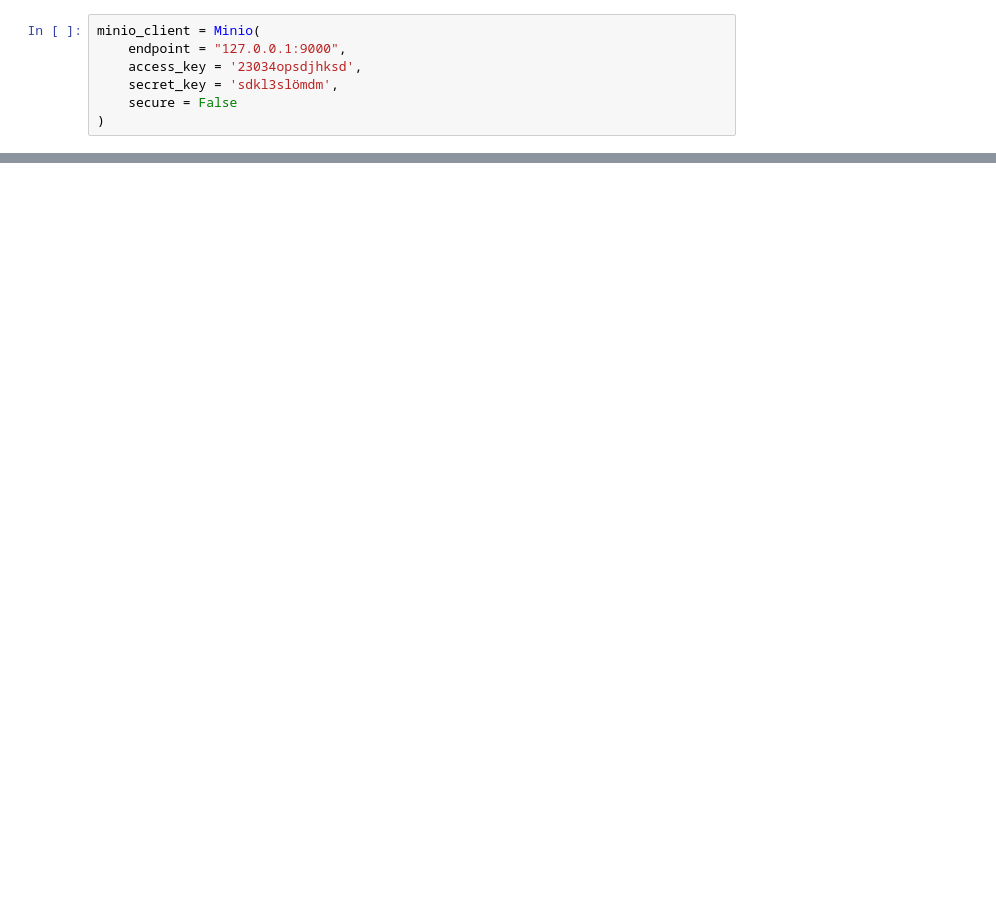
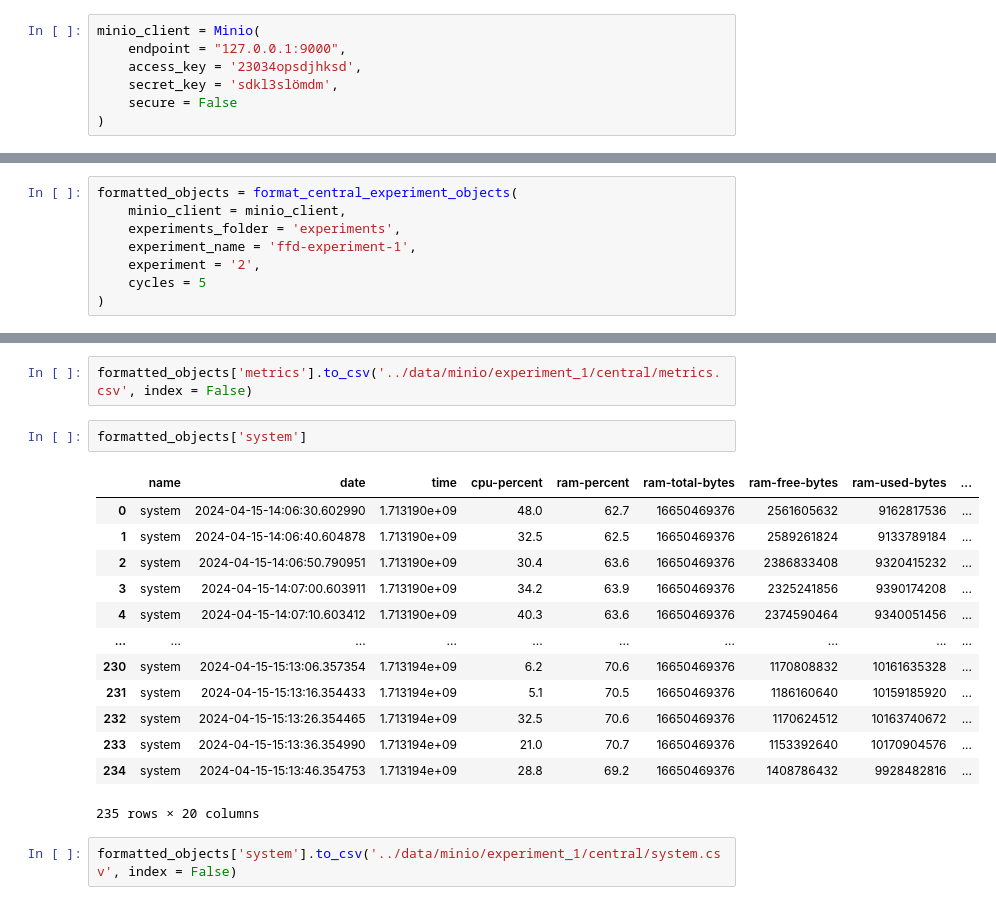
Before and after one commit to K123AsJ0k1/FFD, a Jupyter notebook: notebooks/experiments/notebooks/Research-FFD-Experiment-MinIO-Object-Parsing.ipynb, the cells around one changed output, grey strips where cells are left out. Drawn from its saved outputs; the diff is of its cells as text; blank space fills up the shorter version.

```diff
--- a/notebooks/experiments/notebooks/Research-FFD-Experiment-MinIO-Object-Parsing.ipynb
+++ b/notebooks/experiments/notebooks/Research-FFD-Experiment-MinIO-Object-Parsing.ipynb
@@ -234,0 +519,8 @@ create_or_update_object(
+# %%
+formatted_objects = format_central_experiment_objects(
+    minio_client = minio_client,
+    experiments_folder = 'experiments',
+    experiment_name = 'ffd-experiment-1',
+    experiment = '2',
+    cycles = 5
+)
@@ -234,0 +759,20 @@ create_or_update_object(
+# %%
+formatted_objects['metrics'].to_csv('../data/minio/experiment_1/central/metrics.csv', index = False)
+# %%
+formatted_objects['system']
+# %% [output]
+|  | name | date | time | cpu-percent | ram-percent | ram-total-bytes | ram-free-bytes | ram-used-bytes | ... |
+| 0 | system | 2024-04-15-14:06:30.602990 | 1.713190e+09 | 48.0 | 62.7 | 16650469376 | 2561605632 | 9162817536 | ... |
+| 1 | system | 2024-04-15-14:06:40.604878 | 1.713190e+09 | 32.5 | 62.5 | 16650469376 | 2589261824 | 9133789184 | ... |
+| 2 | system | 2024-04-15-14:06:50.790951 | 1.713190e+09 | 30.4 | 63.6 | 16650469376 | 2386833408 | 9320415232 | ... |
+| 3 | system | 2024-04-15-14:07:00.603911 | 1.713190e+09 | 34.2 | 63.9 | 16650469376 | 2325241856 | 9390174208 | ... |
+| 4 | system | 2024-04-15-14:07:10.603412 | 1.713190e+09 | 40.3 | 63.6 | 16650469376 | 2374590464 | 9340051456 | ... |
+| ... | ... | ... | ... | ... | ... | ... | ... | ... | ... |
+| 230 | system | 2024-04-15-15:13:06.357354 | 1.713194e+09 | 6.2 | 70.6 | 16650469376 | 1170808832 | 10161635328 | ... |
+| 231 | system | 2024-04-15-15:13:16.354433 | 1.713194e+09 | 5.1 | 70.5 | 16650469376 | 1186160640 | 10159185920 | ... |
+| 232 | system | 2024-04-15-15:13:26.354465 | 1.713194e+09 | 32.5 | 70.6 | 16650469376 | 1170624512 | 10163740672 | ... |
+| 233 | system | 2024-04-15-15:13:36.354990 | 1.713194e+09 | 21.0 | 70.7 | 16650469376 | 1153392640 | 10170904576 | ... |
+| 234 | system | 2024-04-15-15:13:46.354753 | 1.713194e+09 | 28.8 | 69.2 | 16650469376 | 1408786432 | 9928482816 | ... |
+235 rows × 20 columns
+# %%
+formatted_objects['system'].to_csv('../data/minio/experiment_1/central/system.csv', index = False)
```
Also changed, not shown: parts of 75 cells of this notebook, 1 other file.
